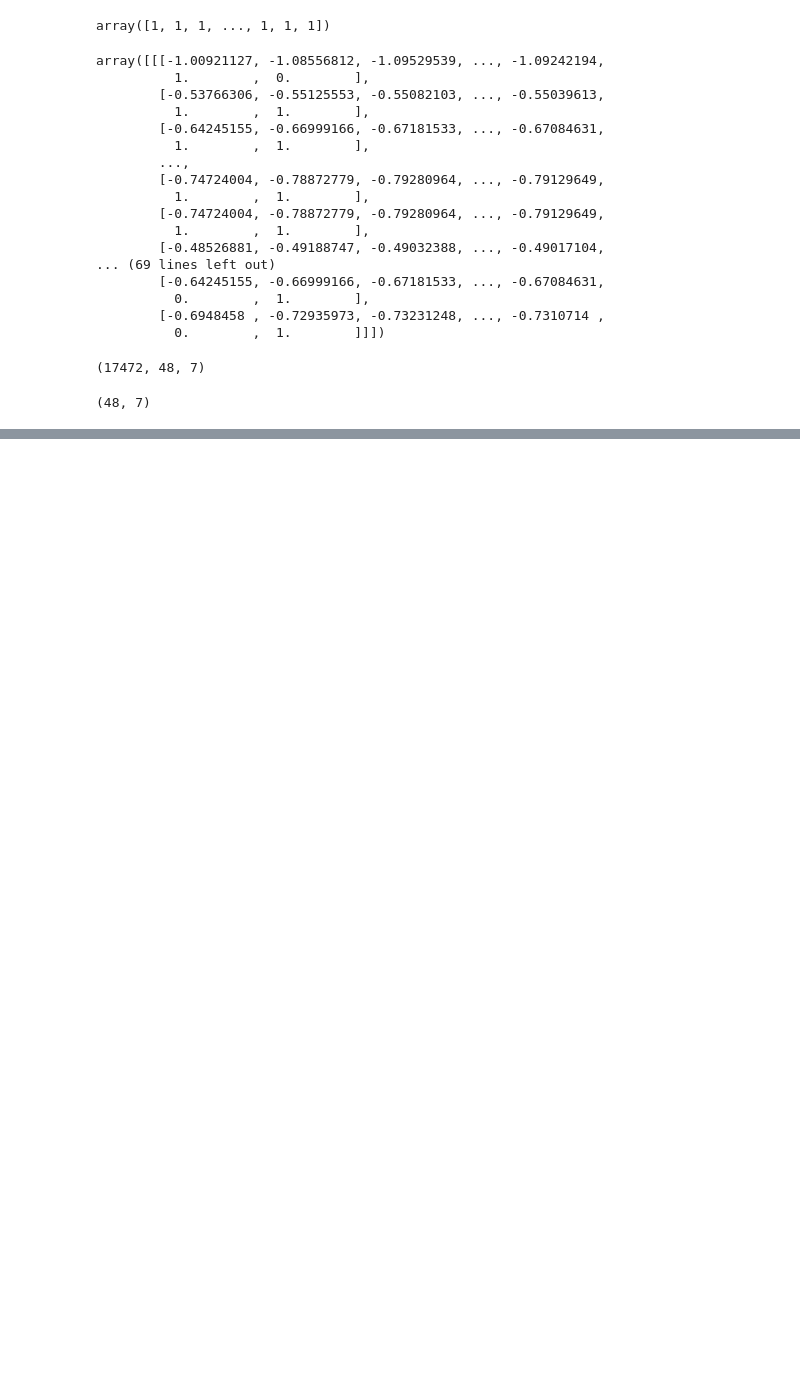
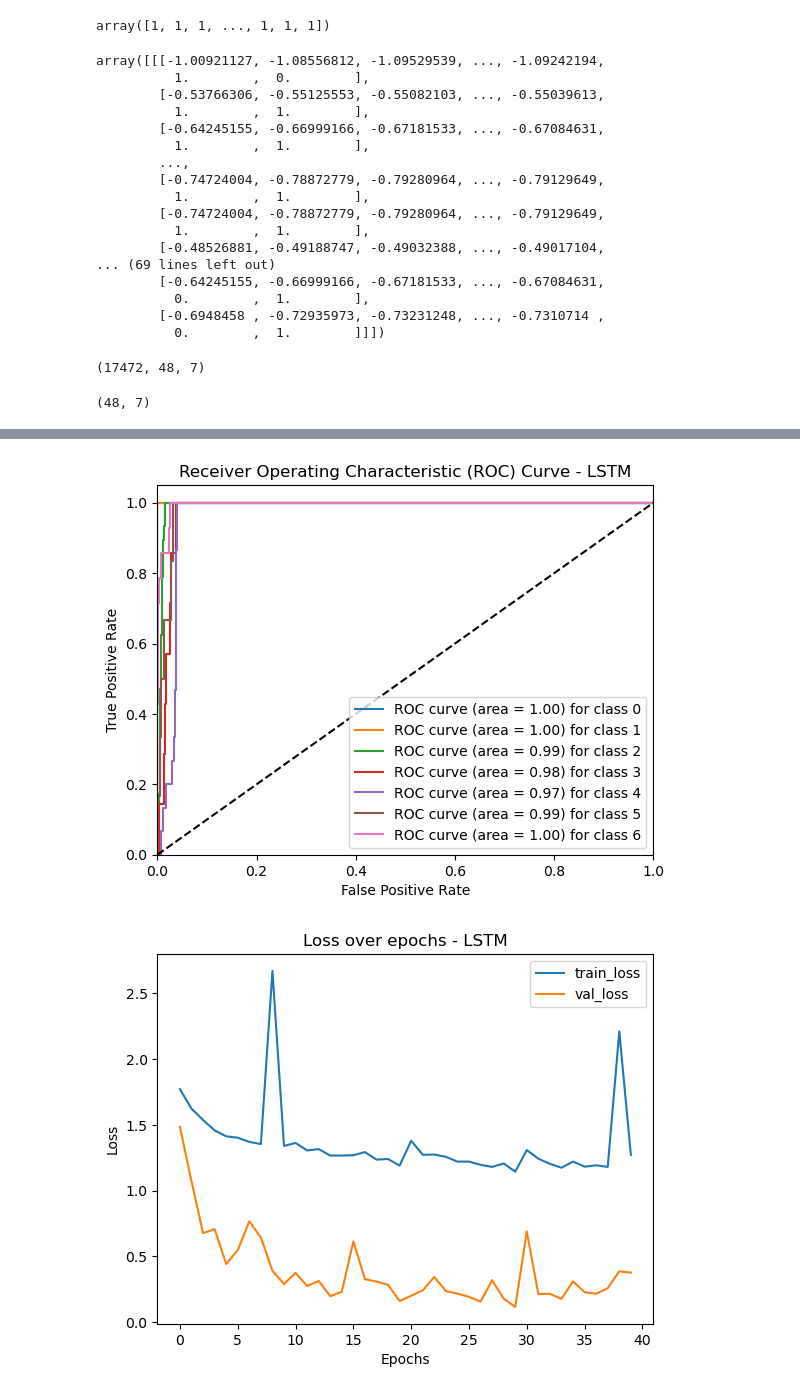
Before and after one commit to pankaj-stack/Recurrent-Neural-Network, a Jupyter notebook: 63.1_lstm_application_time_series_classification_problem.ipynb, the cells around one changed output, grey strips where cells are left out. Cells and saved outputs as stored; diff of their text form; code cells hidden in the pictures; blank space fills up the shorter version.

```diff
--- a/63.1_lstm_application_time_series_classification_problem.ipynb
+++ b/63.1_lstm_application_time_series_classification_problem.ipynb
@@ -280,3 +118,15 @@ sequences[0][1]
+# %%
+# Prepare the data for the CNN model
+def create_sequences(data, labels, window_size):
+    sequences = []
+    for i in range(len(data) - window_size):
+        sequences.append((data[i:i + window_size], labels[i + window_size]))
+    return np.array(sequences)
 # %%
+window_size = 48
+sequences = create_sequences(combined_features, df['host_status'].values, window_size)
 X = np.array([seq[0] for seq in sequences])
 y = np.array([seq[1] for seq in sequences])
+
+# Ensure labels are integers (necessary for sparse_categorical_crossentropy)
+y = y.astype(int)
@@ -390,0 +265,6 @@ y_pred_lstm = np.argmax(y_pred_prob_lstm, axis=1)
+# %%
+from sklearn.metrics import accuracy_score
+y_pred_prob = model_lstm.predict(X_test) # it returns the probability of the predicted classes
+y_pred = np.argmax(y_pred_prob,axis=1) # it returns the index of the maximum value
+accu = accuracy_score(y_test,y_pred)
+print(f'y_pred : {y_pred}',f'accuracy : {accu}',sep='\n')
@@ -405,89 +328,42 @@ print(f"F1 Score: {f1_lstm}")
 # %%
-
-
-
-
 # Plot ROC Curve for each class
 fpr_lstm = {}
 tpr_lstm = {}
 roc_auc_lstm = {}
 for i in range(num_classes):
-    fpr_lstm[i], tpr_lstm[i], _ = roc_curve(y_test, y_pred_prob_lstm[:, i], pos_label=i)
+    fpr_lstm[i], tpr_lstm[i], _ = roc_curve(y_test, y_pred_prob[:, i], pos_label=i)
     roc_auc_lstm[i] = auc(fpr_lstm[i], tpr_lstm[i])
 
 plt.figure()
 for i in range(num_classes):
     plt.plot(fpr_lstm[i], tpr_lstm[i], label=f'ROC curve (area = {roc_auc_lstm[i]:0.2f}) for class {i}')
 plt.plot([0, 1], [0, 1], 'k--')
 plt.xlim([0.0, 1.0])
 plt.ylim([0.0, 1.05])
 plt.xlabel('False Positive Rate')
 plt.ylabel('True Positive Rate')
 plt.title('Receiver Operating Characteristic (ROC) Curve - LSTM')
 plt.legend(loc='lower right')
 plt.show()
 
 # Plot loss and accuracy over epochs
 plt.figure()
 plt.plot(history_lstm.history['loss'], label='train_loss')
 plt.plot(history_lstm.history['val_loss'], label='val_loss')
 plt.xlabel('Epochs')
 plt.ylabel('Loss')
 plt.title('Loss over epochs - LSTM')
 plt.legend()
 plt.show()
 
 plt.figure()
 plt.plot(history_lstm.history['accuracy'], label='train_accuracy')
 plt.plot(history_lstm.history['val_accuracy'], label='val_accuracy')
 plt.xlabel('Epochs')
 plt.ylabel('Accuracy')
 plt.title('Accuracy over epochs - LSTM')
 plt.legend()
 plt.show()
-
-model_lstm.save('lstm_model.h5')
-
-# Generate predictions for the next 48 time steps
-num_predictions = 48
-last_window = combined_features[-window_size:]  # Get the last 'window_size' rows
-
-predictions_lstm = []
-predicted_features_lstm = []
-
-for _ in range(num_predictions):
-    # Predict next value
-    prediction_lstm = model_lstm.predict(last_window[np.newaxis, :, :])
-    predicted_class_lstm = np.argmax(prediction_lstm, axis=1)  # Get predicted class
-    predictions_lstm.append(predicted_class_lstm[0])
-    # Approximate new feature values for the new time step
-    new_feature_row_lstm = np.random.randn(len(columns_to_scale))  # Assuming normal distribution for simplicity
-    encoded_categorical_values = np.random.randint(0, np.max(encoded_features, axis=0), size=encoded_features.shape[1])
-    new_combined_features = np.hstack((new_feature_row_lstm, encoded_categorical_values))
-    predicted_features_lstm.append(new_combined_features)
-    # Update the window with the new prediction and feature values
-    last_window = np.vstack([last_window[1:], new_combined_features])  # Slide window
-
-# Convert predictions back to original labels
-predicted_labels_lstm = label_encoders['host_status'].inverse_transform(predictions_lstm)
-
-# Separate the scaled numerical and encoded categorical features
-predicted_features_lstm = np.array(predicted_features_lstm)
-predicted_numerical_features_lstm = predicted_features_lstm[:, :len(columns_to_scale)]
-predicted_categorical_features_lstm = predicted_features_lstm[:, len(columns_to_scale):]
-
-# Convert scaled predicted numerical features back to original scale
-predicted_numerical_original_scale_lstm = scaler.inverse_transform(predicted_numerical_features_lstm)
-
-# Create a DataFrame for the next 48 time steps
-future_dates_lstm = pd.date_range(start=data.index[-1] + pd.Timedelta(hours=1), periods=num_predictions, freq='H')
-predicted_df_lstm = pd.DataFrame(predicted_numerical_original_scale_lstm, columns=columns_to_scale, index=future_dates_lstm)
-
-# Revert the label-encoded categorical columns back to their original form
-for i, column in enumerate(categorical_columns):
-    predicted_df_lstm[column] = label_encoders[column].inverse_transform(predicted_categorical_features_lstm[:, i].astype(int))
-
-predicted_df_lstm['host_status'] = predicted_labels_lstm
-
-# Display the final DataFrame
-predicted_df_lstm[['CPU_load', 'CPU_Util', 'Mem_util', 'In_traffic', 'Out_traffic', 'host_ip', 'host_status']]
+# %% [output]
+[figure, added]
+[figure, added]
```
Also changed, not shown: parts of 37 cells of this notebook, 2 other files.
